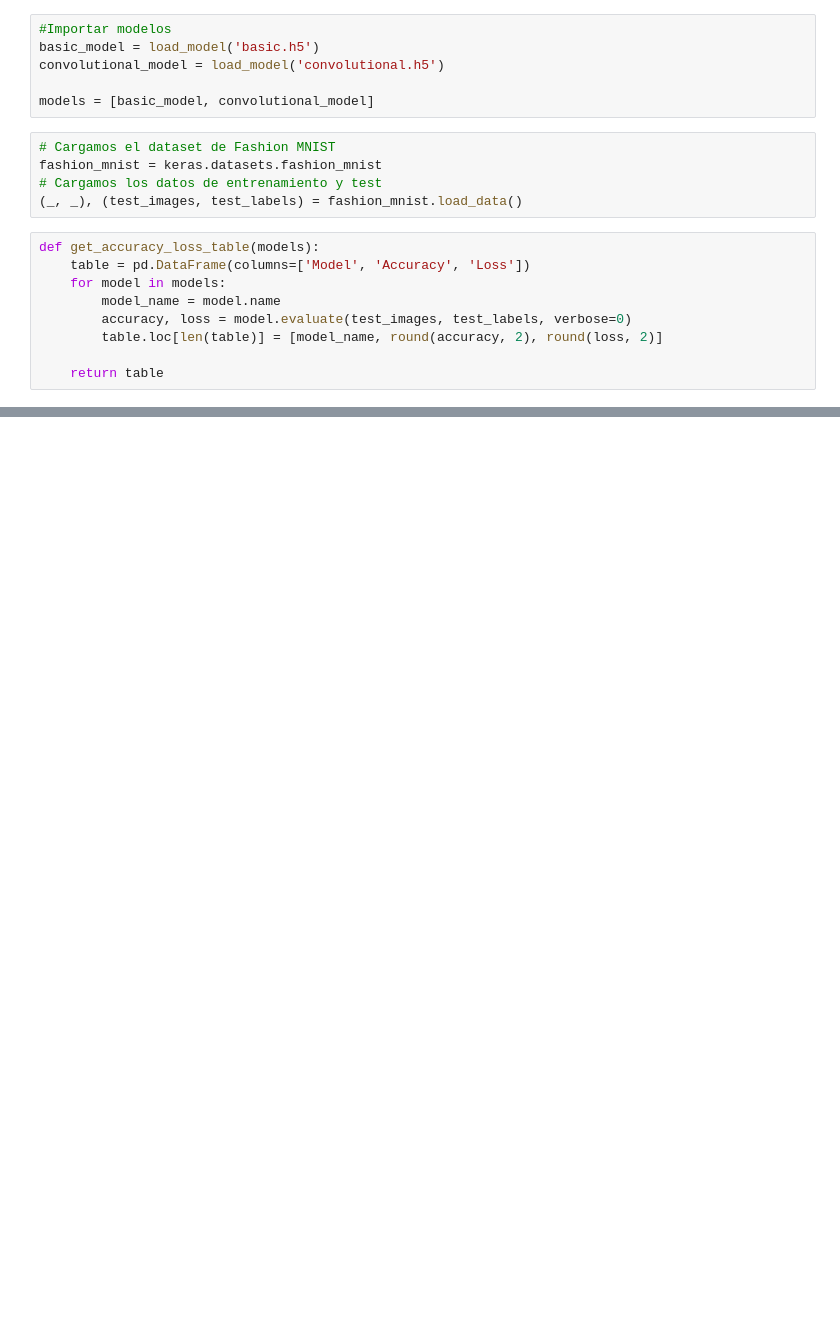
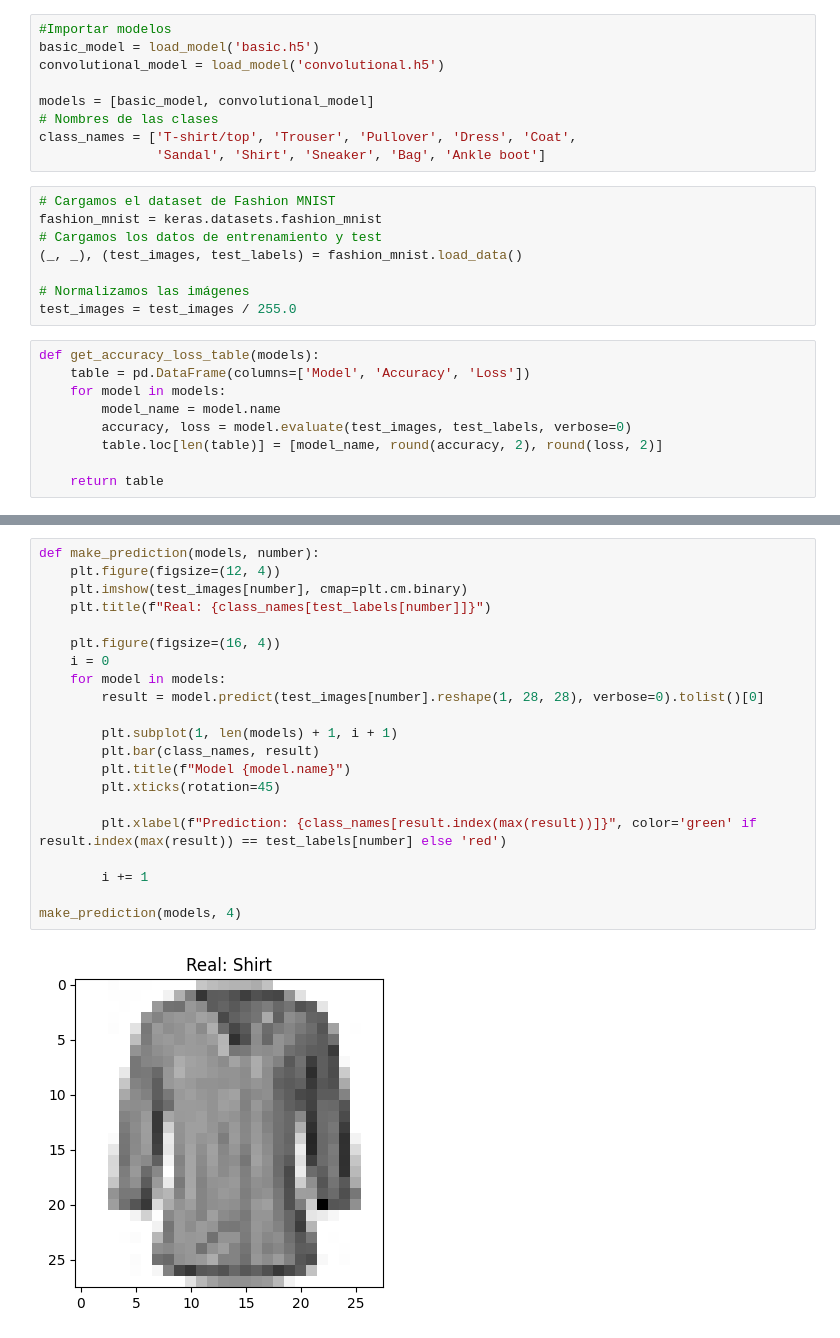
Before and after one commit to SergioMelladoMartin/MachineLearning, a Jupyter notebook: comparation.ipynb, the cells around one changed output, grey strips where cells are left out. Saved outputs shown, nothing was run; the diff lists cells and outputs as text; blank space fills up the shorter version.

```diff
--- a/comparation.ipynb
+++ b/comparation.ipynb
@@ -8,11 +12,17 @@ basic_model = load_model('basic.h5')
 convolutional_model = load_model('convolutional.h5')
 
 models = [basic_model, convolutional_model]
+# Nombres de las clases
+class_names = ['T-shirt/top', 'Trouser', 'Pullover', 'Dress', 'Coat',
+               'Sandal', 'Shirt', 'Sneaker', 'Bag', 'Ankle boot']
 # %%
 # Cargamos el dataset de Fashion MNIST
 fashion_mnist = keras.datasets.fashion_mnist
 # Cargamos los datos de entrenamiento y test
 (_, _), (test_images, test_labels) = fashion_mnist.load_data()
+
+# Normalizamos las imágenes
+test_images = test_images / 255.0
 # %%
 def get_accuracy_loss_table(models):
     table = pd.DataFrame(columns=['Model', 'Accuracy', 'Loss'])
@@ -30,0 +41,23 @@ print(get_accuracy_loss_table(models))
+# %%
+def make_prediction(models, number):
+    plt.figure(figsize=(12, 4))
+    plt.imshow(test_images[number], cmap=plt.cm.binary)
+    plt.title(f"Real: {class_names[test_labels[number]]}")
+
+    plt.figure(figsize=(16, 4))
+    i = 0
+    for model in models:
+        result = model.predict(test_images[number].reshape(1, 28, 28), verbose=0).tolist()[0]
+
+        plt.subplot(1, len(models) + 1, i + 1)
+        plt.bar(class_names, result)
+        plt.title(f"Model {model.name}")
+        plt.xticks(rotation=45)
+
+        plt.xlabel(f"Prediction: {class_names[result.index(max(result))]}", color='green' if result.index(max(result)) == test_labels[number] else 'red')
+
+        i += 1
+
+make_prediction(models, 4)
+# %% [output]
+[figure, added]
```
Also changed, not shown: parts of 3 cells of this notebook, 1 other file.
